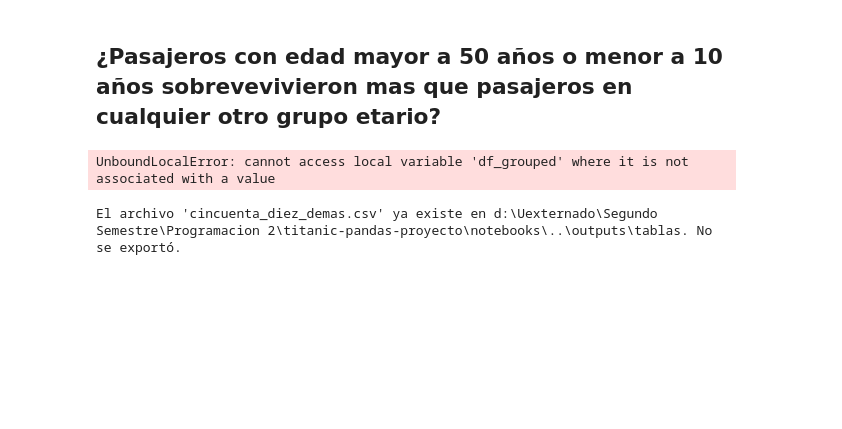
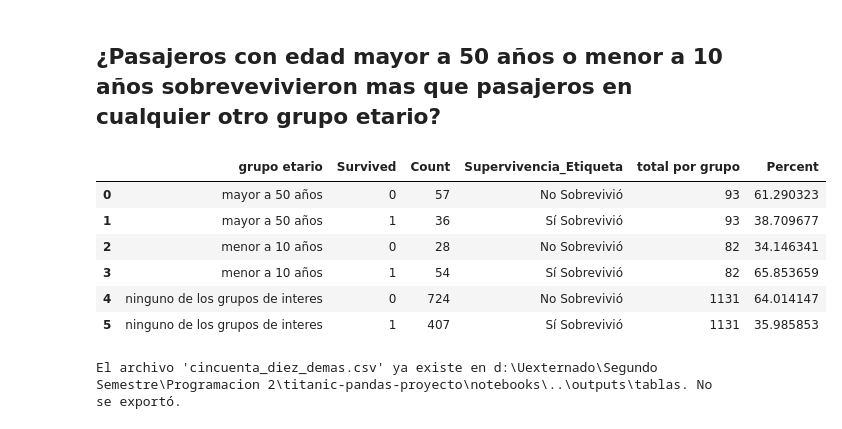
Before and after one commit to juanpablocarrillohortua/taller-pandas-titanic-grupo-1, a Jupyter notebook: notebooks/proyecto titanic.ipynb, the cells around one changed output. Cells and saved outputs as stored; diff of their text form; code cells hidden in the pictures; blank space fills up the shorter version.

```diff
--- a/notebooks/proyecto titanic.ipynb
+++ b/notebooks/proyecto titanic.ipynb
@@ -1037,27 +1037,15 @@ exportadores.exportar_grafica(fig,'comparacion_supervivencia_etaria')
 El archivo 'comparacion_supervivencia_etaria.png' ya existe en d:\Uexternado\Segundo Semestre\Programacion 2\titanic-pandas-proyecto\notebooks\..\outputs\graficos. No se exportó.
 # %% [markdown]
 ## ¿Pasajeros con edad mayor a 50 años o menor a 10 años sobrevevivieron mas que pasajeros en cualquier otro grupo etario?
-# %%
-def clasificar_edades(edad):
-    if edad < 10:
-        return "menor a 10 años"
-    elif edad > 50:
-        return "mayor a 50 años"
-    else:
-        return 'ninguno de los grupos de interes'
-
-df_cincuenta_diez_demas = df.copy()
-
-df_cincuenta_diez_demas['grupo etario'] = df_cincuenta_diez_demas['Age'].apply(clasificar_edades)
-df_cincuenta_diez_demas = df_cincuenta_diez_demas.groupby(['grupo etario', 'Survived']).size().reset_index()
-df_cincuenta_diez_demas['Total por grupo'] = df_cincuenta_diez_demas.groupby('grupo etario')[0].transform('sum')
-
-df_cincuenta_diez_demas['Percentage'] = (df_cincuenta_diez_demas[0]/df_cincuenta_diez_demas['Total por grupo'])*100
-df_cincuenta_diez_demas.rename(columns={0: 'Conteo',
-                   'otra_columna_actual': 'otra_columna_nueva'},
-          inplace=True)
-
-df_cincuenta_diez_demas = tablas_cruzadas.cruzar_por_survived_etaria(df)
-# %% [output]
-UnboundLocalError: cannot access local variable 'df_grouped' where it is not associated with a value
+# %%
+df_cincuenta_diez_demas = tablas_cruzadas.cruzar_por_survived_etaria(df, categoria='c_d')
+df_cincuenta_diez_demas[0]
+# %% [output]
+|  | grupo etario | Survived | Count | Supervivencia_Etiqueta | total por grupo | Percent |
+| 0 | mayor a 50 años | 0 | 57 | No Sobrevivió | 93 | 61.290323 |
+| 1 | mayor a 50 años | 1 | 36 | Sí Sobrevivió | 93 | 38.709677 |
+| 2 | menor a 10 años | 0 | 28 | No Sobrevivió | 82 | 34.146341 |
+| 3 | menor a 10 años | 1 | 54 | Sí Sobrevivió | 82 | 65.853659 |
+| 4 | ninguno de los grupos de interes | 0 | 724 | No Sobrevivió | 1131 | 64.014147 |
+| 5 | ninguno de los grupos de interes | 1 | 407 | Sí Sobrevivió | 1131 | 35.985853 |
 # %%
```
Also changed, not shown: parts of 24 cells of this notebook, 1 other file.
